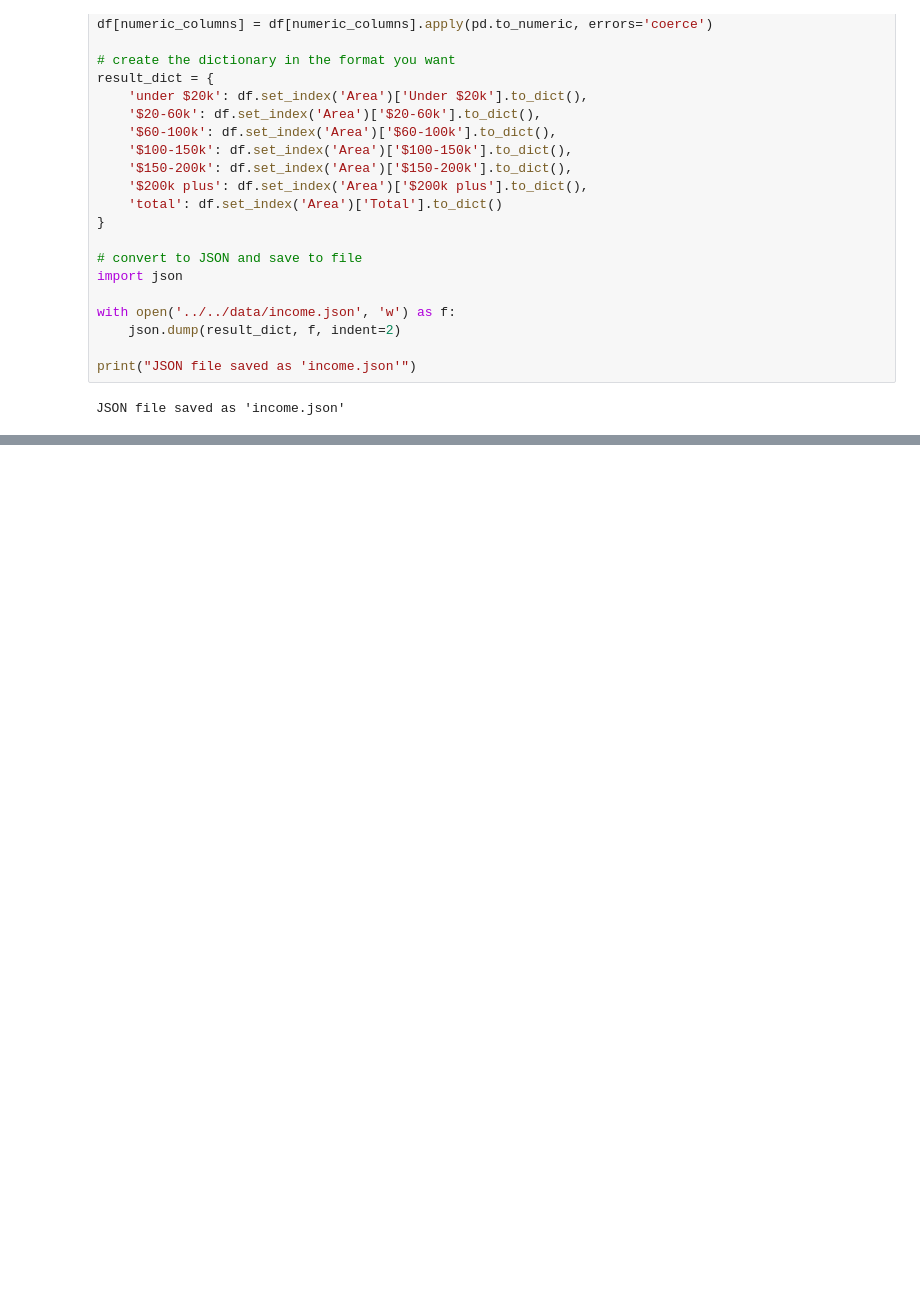
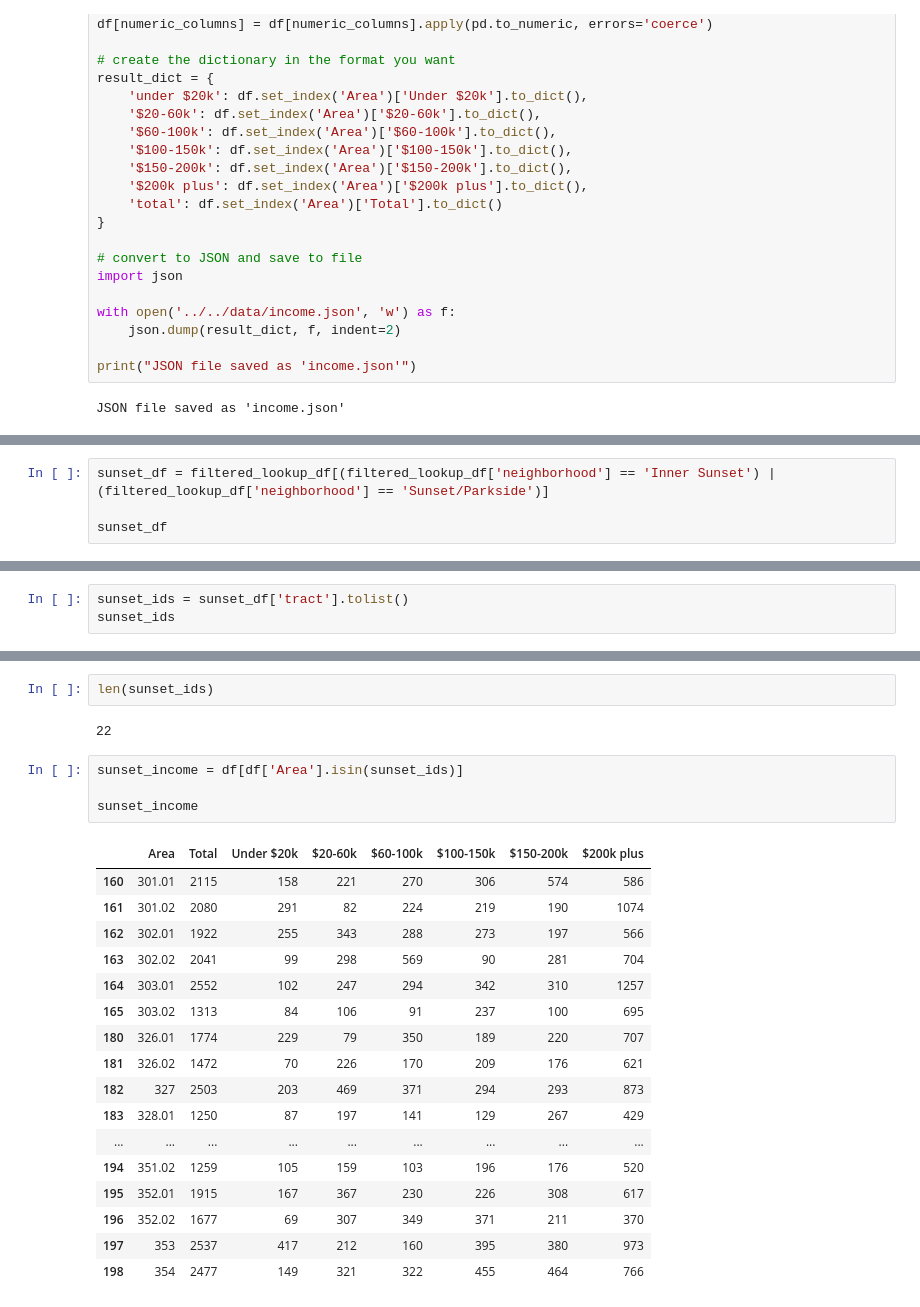
Before and after one commit to MissionLocal/2026-neighborhood-maps, a Jupyter notebook: docs/bayview-data/analysis/income/income-2024.ipynb, the cells around one changed output, grey strips where cells are left out. Drawn from its saved outputs; the diff is of its cells as text; blank space fills up the shorter version.

```diff
--- a/docs/bayview-data/analysis/income/income-2024.ipynb
+++ b/docs/bayview-data/analysis/income/income-2024.ipynb
@@ -155,0 +298,4 @@ JSON file saved as 'income.json'
+# %%
+sunset_df = filtered_lookup_df[(filtered_lookup_df['neighborhood'] == 'Inner Sunset') | (filtered_lookup_df['neighborhood'] == 'Sunset/Parkside')]
+
+sunset_df
@@ -155,0 +320,3 @@ JSON file saved as 'income.json'
+# %%
+sunset_ids = sunset_df['tract'].tolist()
+sunset_ids
@@ -155,0 +341,26 @@ JSON file saved as 'income.json'
+# %%
+len(sunset_ids)
+# %% [output]
+22
+# %%
+sunset_income = df[df['Area'].isin(sunset_ids)]
+
+sunset_income
+# %% [output]
+|  | Area | Total | Under $20k | $20-60k | $60-100k | $100-150k | $150-200k | $200k plus |
+| 160 | 301.01 | 2115 | 158 | 221 | 270 | 306 | 574 | 586 |
+| 161 | 301.02 | 2080 | 291 | 82 | 224 | 219 | 190 | 1074 |
+| 162 | 302.01 | 1922 | 255 | 343 | 288 | 273 | 197 | 566 |
+| 163 | 302.02 | 2041 | 99 | 298 | 569 | 90 | 281 | 704 |
+| 164 | 303.01 | 2552 | 102 | 247 | 294 | 342 | 310 | 1257 |
+| 165 | 303.02 | 1313 | 84 | 106 | 91 | 237 | 100 | 695 |
+| 180 | 326.01 | 1774 | 229 | 79 | 350 | 189 | 220 | 707 |
+| 181 | 326.02 | 1472 | 70 | 226 | 170 | 209 | 176 | 621 |
+| 182 | 327 | 2503 | 203 | 469 | 371 | 294 | 293 | 873 |
+| 183 | 328.01 | 1250 | 87 | 197 | 141 | 129 | 267 | 429 |
+| ... | ... | ... | ... | ... | ... | ... | ... | ... |
+| 194 | 351.02 | 1259 | 105 | 159 | 103 | 196 | 176 | 520 |
+| 195 | 352.01 | 1915 | 167 | 367 | 230 | 226 | 308 | 617 |
+| 196 | 352.02 | 1677 | 69 | 307 | 349 | 371 | 211 | 370 |
+| 197 | 353 | 2537 | 417 | 212 | 160 | 395 | 380 | 973 |
+| 198 | 354 | 2477 | 149 | 321 | 322 | 455 | 464 | 766 |
```
Also changed, not shown: parts of 19 cells of this notebook, 4 other files.
